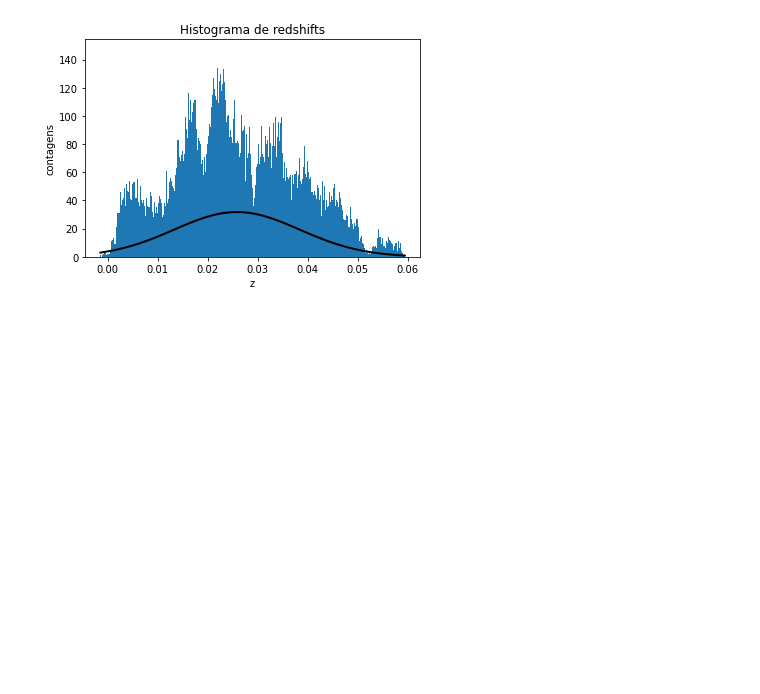
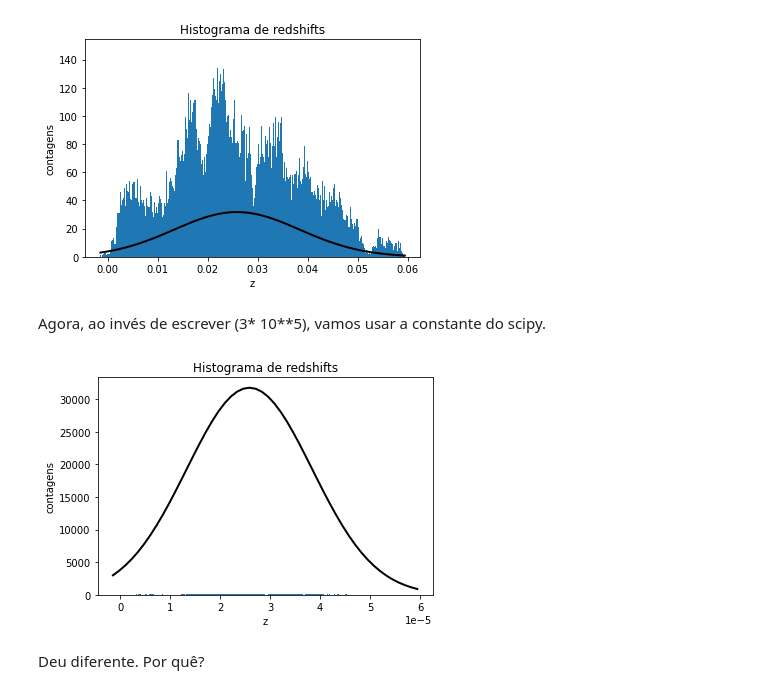
Before and after one commit to fernanda0402/Doutorado, a Jupyter notebook: Trabalho_3_de_Cosmologia_1.ipynb, the cells around one changed output. Saved outputs shown, nothing was run; the diff lists cells and outputs as text; code cells hidden in the pictures; blank space fills up the shorter version.

```diff
--- a/Trabalho_3_de_Cosmologia_1.ipynb
+++ b/Trabalho_3_de_Cosmologia_1.ipynb
@@ -107,3 +107,28 @@ plt.plot(x, p, 'k', linewidth=2)
 plt.show()
 # %% [output]
 [figure]
+# %% [markdown]
+Agora, ao invés de escrever (3* 10**5), vamos usar a constante do scipy.
+# %%
+z = dados['Vhelio'] / constants.speed_of_light #z = v/c
+cod = dados['HIcode']
+
+v1 = z[(cod==1.)]
+# %%
+#definindo gaussiana
+media = np.mean(v1)
+std = np.std(v1)
+x = np.linspace(min(v1), max(v1))
+p = norm.pdf(x, media, std)
+
+#plot do grafico
+plt.title("Histograma de redshifts")
+plt.xlabel('z')
+plt.ylabel('contagens')
+plt.hist(v1, bins=500)
+plt.plot(x, p, 'k', linewidth=2)
+plt.show()
+# %% [output]
+[figure, added]
+# %% [markdown]
+Deu diferente. Por quê?
```
